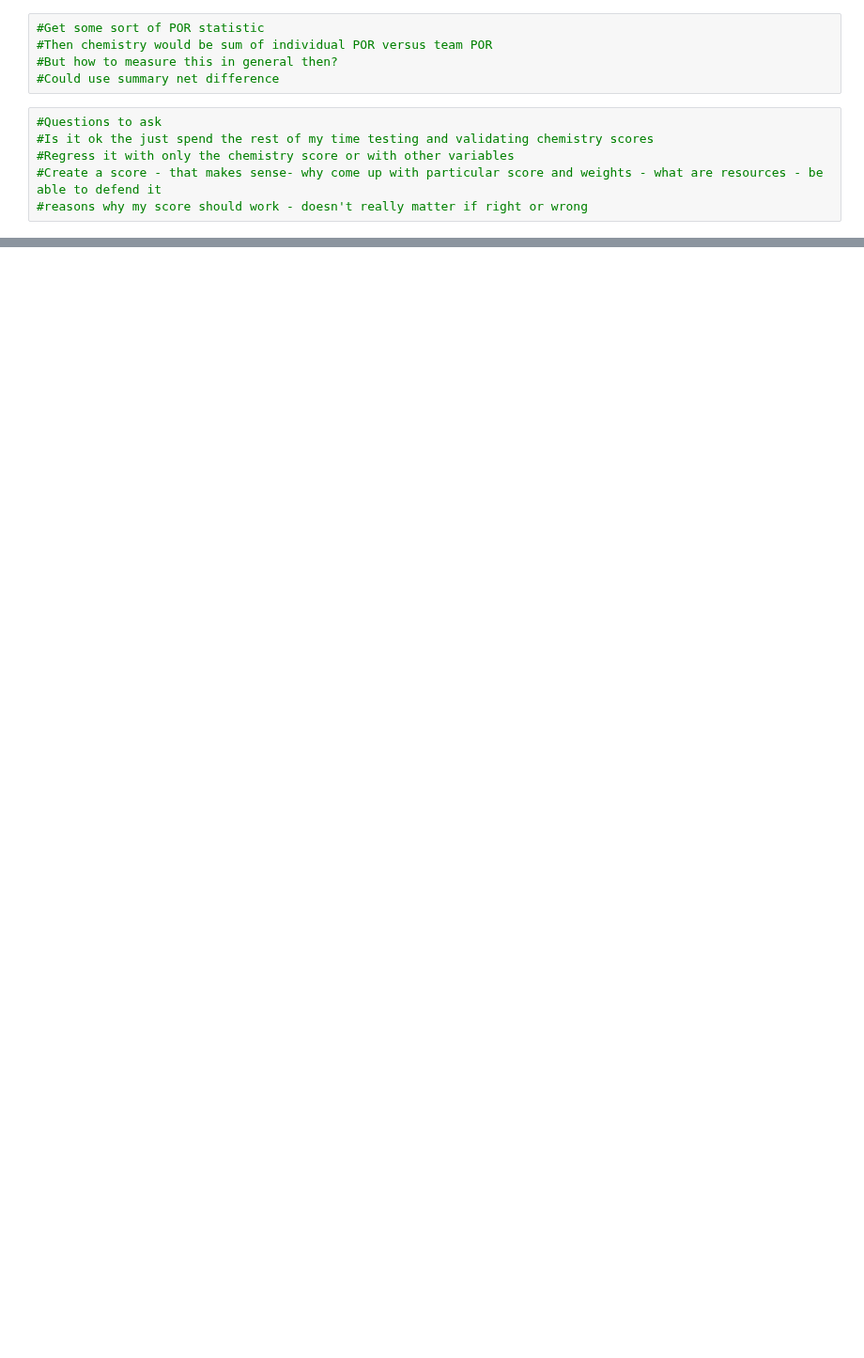
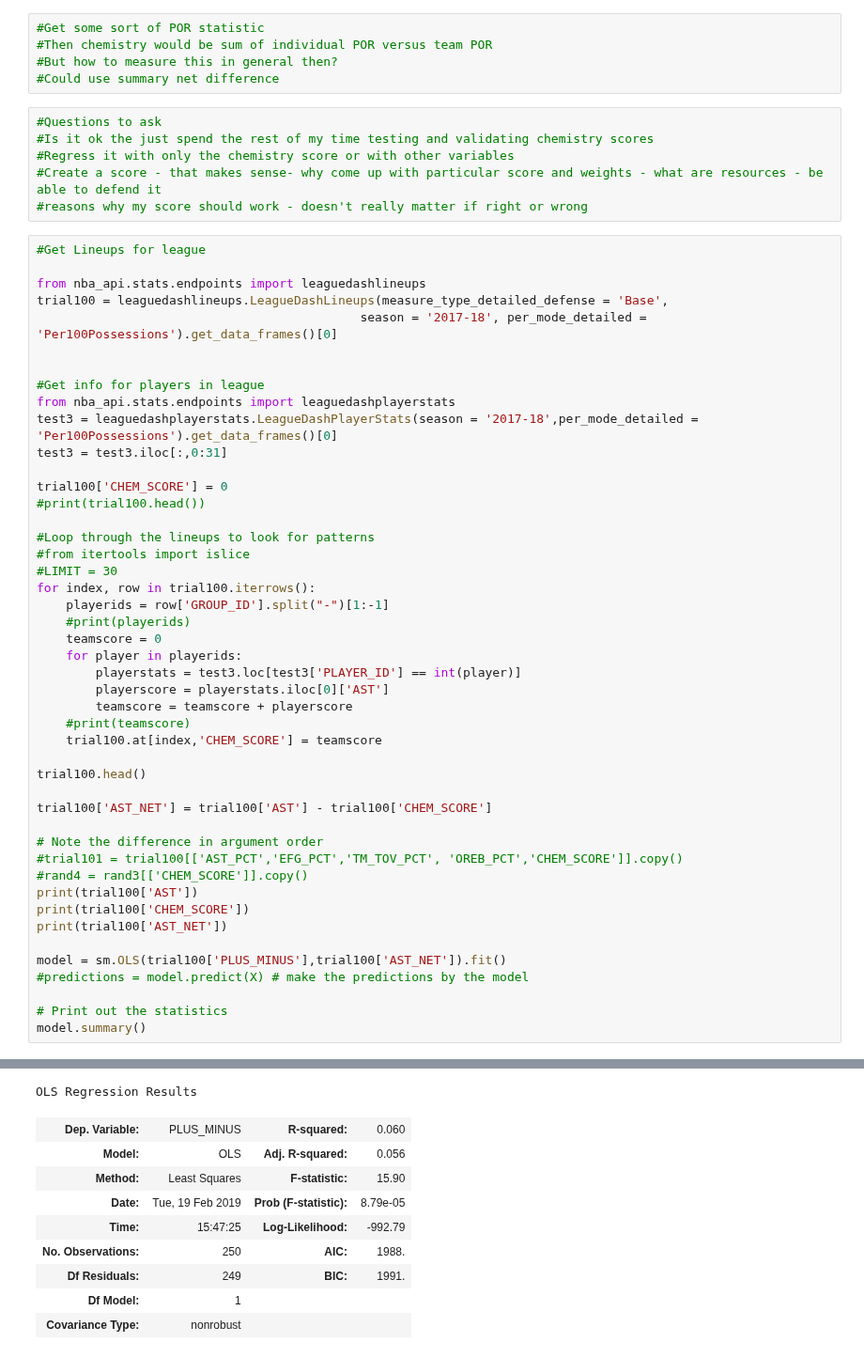
Before and after one commit to DylanHong/Math76, a Jupyter notebook: LineupStatistics.ipynb, the cells around one changed output, grey strips where cells are left out. Shown at 94% size. Cells and saved outputs as stored; diff of their text form; blank space fills up the shorter version.

```diff
--- a/LineupStatistics.ipynb
+++ b/LineupStatistics.ipynb
@@ -342,3 +322,50 @@ print(test3.loc[test3['PLAYER_NAME'] == 'James Harden'])
 #Regress it with only the chemistry score or with other variables
 #Create a score - that makes sense- why come up with particular score and weights - what are resources - be able to defend it
 #reasons why my score should work - doesn't really matter if right or wrong
+# %%
+#Get Lineups for league
+
+from nba_api.stats.endpoints import leaguedashlineups
+trial100 = leaguedashlineups.LeagueDashLineups(measure_type_detailed_defense = 'Base',
+                                            season = '2017-18', per_mode_detailed = 'Per100Possessions').get_data_frames()[0]
+
+
+#Get info for players in league
+from nba_api.stats.endpoints import leaguedashplayerstats
+test3 = leaguedashplayerstats.LeagueDashPlayerStats(season = '2017-18',per_mode_detailed = 'Per100Possessions').get_data_frames()[0]
+test3 = test3.iloc[:,0:31]
+
+trial100['CHEM_SCORE'] = 0
+#print(trial100.head())
+
+#Loop through the lineups to look for patterns
+#from itertools import islice
+#LIMIT = 30
+for index, row in trial100.iterrows():
+    playerids = row['GROUP_ID'].split("-")[1:-1]
+    #print(playerids)
+    teamscore = 0
+    for player in playerids:
+        playerstats = test3.loc[test3['PLAYER_ID'] == int(player)]
+        playerscore = playerstats.iloc[0]['AST']
+        teamscore = teamscore + playerscore
+    #print(teamscore)
+    trial100.at[index,'CHEM_SCORE'] = teamscore
+
+trial100.head()
+
+trial100['AST_NET'] = trial100['AST'] - trial100['CHEM_SCORE']
+
+# Note the difference in argument order
+#trial101 = trial100[['AST_PCT','EFG_PCT','TM_TOV_PCT', 'OREB_PCT','CHEM_SCORE']].copy()
+#rand4 = rand3[['CHEM_SCORE']].copy()
+print(trial100['AST'])
+print(trial100['CHEM_SCORE'])
+print(trial100['AST_NET'])
+
+model = sm.OLS(trial100['PLUS_MINUS'],trial100['AST_NET']).fit()
+#predictions = model.predict(X) # make the predictions by the model
+
+# Print out the statistics
+model.summary()
+# %% [output]
@@ -344,0 +389,10 @@ print(test3.loc[test3['PLAYER_NAME'] == 'James Harden'])
+OLS Regression Results
+| Dep. Variable: | PLUS_MINUS | R-squared: | 0.060 |
+| Model: | OLS | Adj. R-squared: | 0.056 |
+| Method: | Least Squares | F-statistic: | 15.90 |
+| Date: | Tue, 19 Feb 2019 | Prob (F-statistic): | 8.79e-05 |
+| Time: | 15:47:25 | Log-Likelihood: | -992.79 |
+| No. Observations: | 250 | AIC: | 1988. |
+| Df Residuals: | 249 | BIC: | 1991. |
+| Df Model: | 1 |  |  |
+| Covariance Type: | nonrobust |  |  |
```
Also changed, not shown: parts of 4 cells of this notebook.
